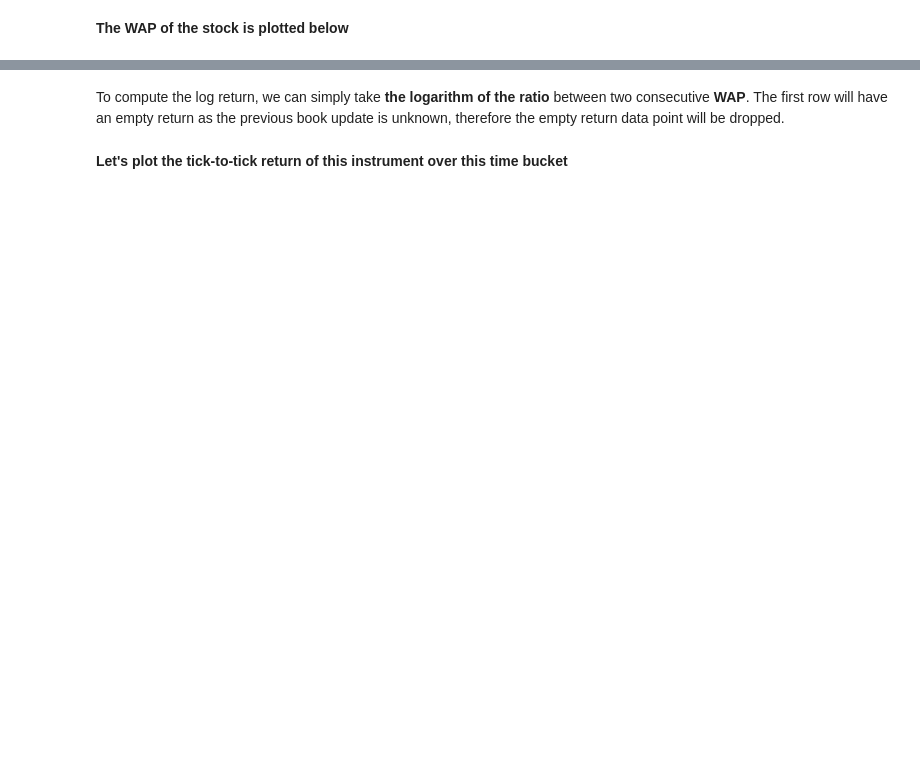
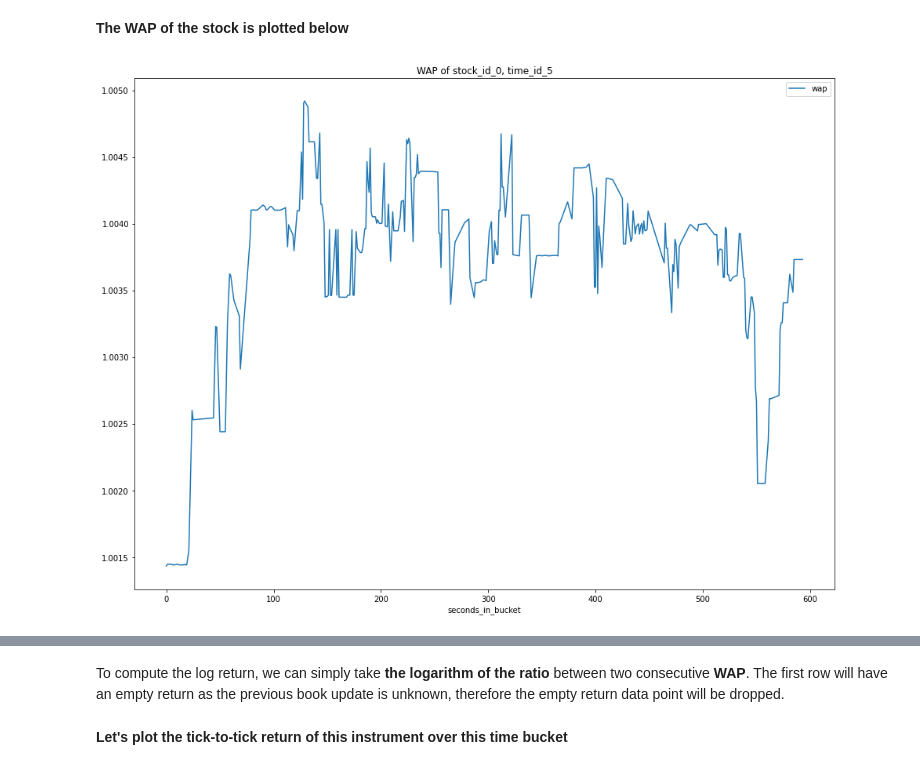
Before and after one commit to hsuehkuan-lu/volatility-prediction, a Jupyter notebook: notebook/introduction-to-financial-concepts-and-data.ipynb, the cells around one changed output, grey strips where cells are left out. Saved outputs shown, nothing was run; the diff lists cells and outputs as text; code cells hidden in the pictures; blank space fills up the shorter version.

```diff
--- a/notebook/introduction-to-financial-concepts-and-data.ipynb
+++ b/notebook/introduction-to-financial-concepts-and-data.ipynb
@@ -137,4 +227,12 @@ As realized volatility is a statistical measure of price changes on a given stoc
 # %%
-book_example['wap'] = (book_example['bid_price1'] * book_example['ask_size1'] +
+book_example['wap1'] = (book_example['bid_price1'] * book_example['ask_size1'] +
                                 book_example['ask_price1'] * book_example['bid_size1']) / (
                                        book_example['bid_size1']+ book_example['ask_size1'])
+# %%
+book_example['wap1'] = calc_wap1(book_example)
+book_example['wap2'] = calc_wap2(book_example)
+# %%
+book_example['cum_wap1'] = book_example['wap1'].cumsum() / book_example['wap1'].sum()
+book_example['cum_wap2'] = book_example['wap2'].cumsum() / book_example['wap2'].sum()
+# %%
+book_example.drop(columns=['cum_wap1', 'cum_wap2'], inplace=True)
@@ -141,5 +255,6 @@ book_example['wap'] = (book_example['bid_price1'] * book_example['ask_size1'] +
 # %% [markdown]
 **The WAP of the stock is plotted below**
 # %%
-fig = px.line(book_example, x="seconds_in_bucket", y="wap", title='WAP of stock_id_0, time_id_5')
-fig.show()
+lines = book_example[book_example['time_id'] == 5].plot.line(x="seconds_in_bucket", y="wap", title='WAP of stock_id_0, time_id_5', figsize=(16, 12))
+# %% [output]
+[figure, added]
```
Also changed, not shown: parts of 18 cells of this notebook, 3 other files.
